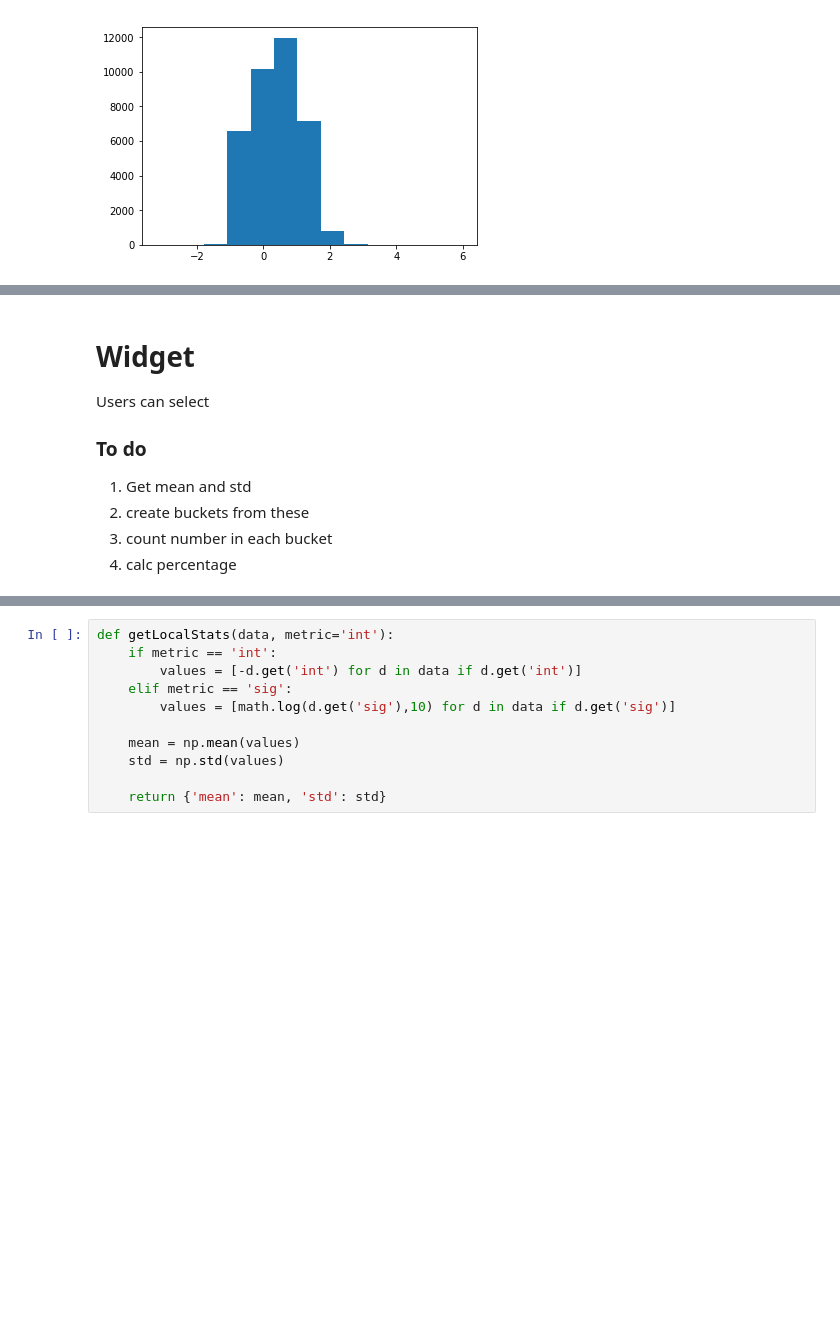
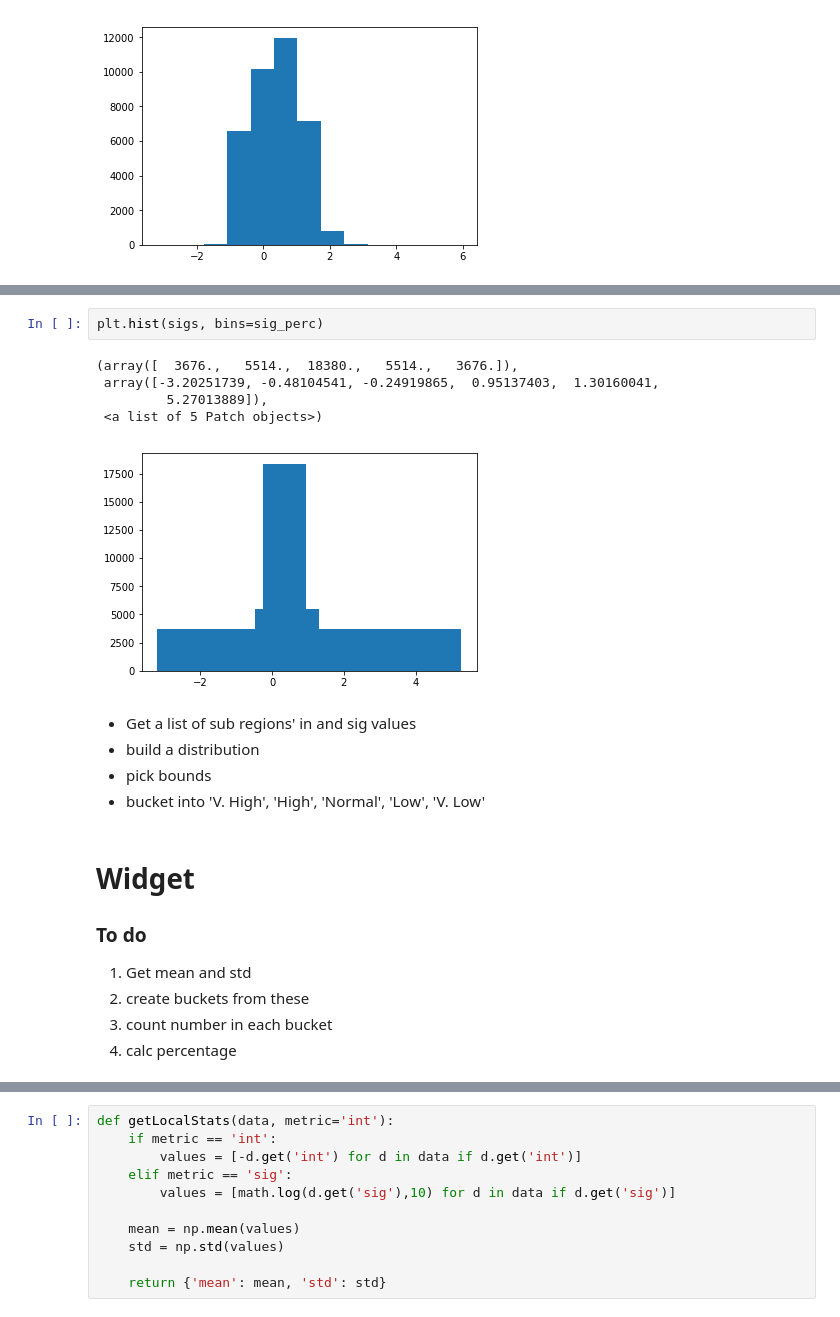
Before and after one commit to Vizzuality/gfw_nbks, a Jupyter notebook: Biodiversity_SIgnificance_Importance_Widget.ipynb, the cells around one changed output, grey strips where cells are left out. Cells and saved outputs as stored; diff of their text form; blank space fills up the shorter version.

```diff
--- a/Biodiversity_SIgnificance_Importance_Widget.ipynb
+++ b/Biodiversity_SIgnificance_Importance_Widget.ipynb
@@ -182,7 +206,18 @@ plt.hist(sigs, bins=np.arange(min(sigs), max(sigs) + binwidth, binwidth))
+# %%
+plt.hist(sigs, bins=sig_perc)
+# %% [output]
+(array([  3676.,   5514.,  18380.,   5514.,   3676.]),
+ array([-3.20251739, -0.48104541, -0.24919865,  0.95137403,  1.30160041,
+         5.27013889]),
+ <a list of 5 Patch objects>)
+[figure, added]
+# %% [markdown]
+- Get a list of sub regions' in and sig values
+- build a distribution
+- pick bounds
+- bucket into 'V. High', 'High', 'Normal', 'Low', 'V. Low'
 # %% [markdown]
 # Widget
-
-Users can select
 
 ### To do
 
```
Also changed, not shown: parts of 22 cells of this notebook.
